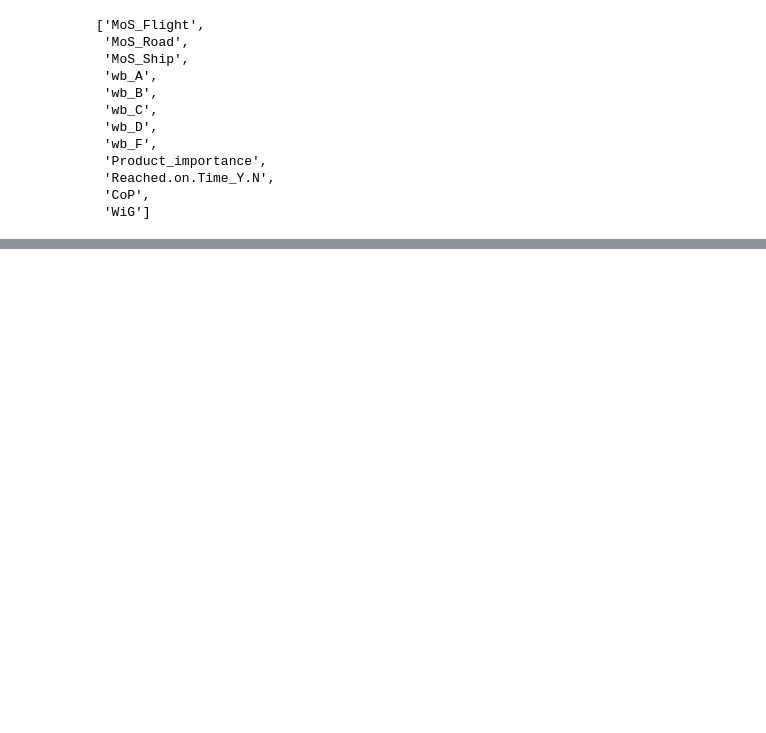
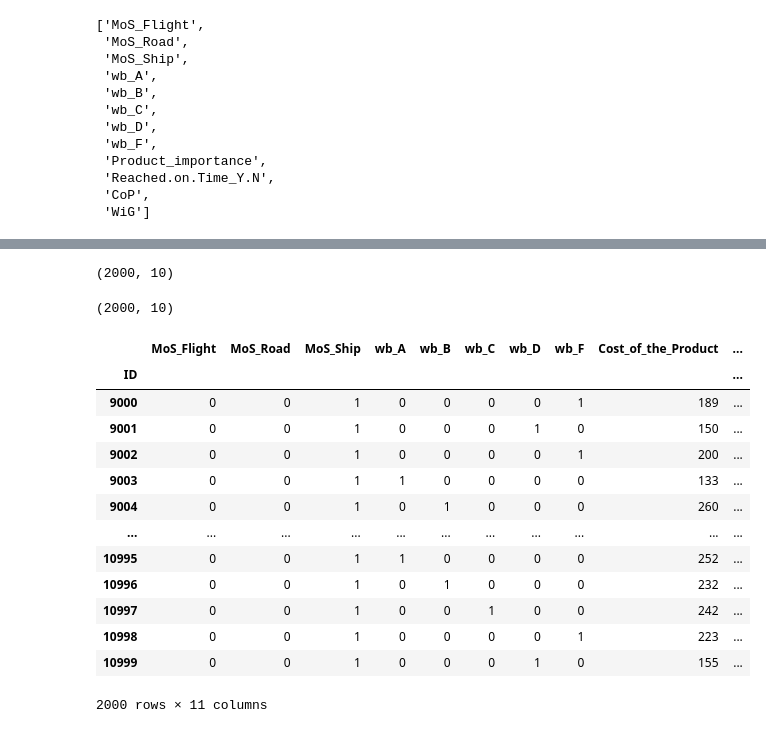
Before and after one commit to VladT-Tempest/Datathon, a Jupyter notebook: Preprocesamiento.ipynb, the cells around one changed output, grey strips where cells are left out. Cells and saved outputs as stored; diff of their text form; code cells hidden in the pictures; blank space fills up the shorter version.

Commit message:
Update Preprocesamiento.ipynb
Cambie la forma del archivo de test, pero despues caí en cuenta que no tiene información de salida, luego no me es útil. Debo tomar data del Train.

```diff
--- a/Preprocesamiento.ipynb
+++ b/Preprocesamiento.ipynb
@@ -253,6 +255,6 @@ df3.columns.tolist()
 # %%
-# Importar a pandas archivo de Excel E-Commerce_train.xlsx
+# Importar a pandas archivo de Excel E-Commerce_test.xlsx
 
-archivo = './E-Commerce_train.xlsx'
-df = pd.read_excel(archivo, sheet_name = 'Sheet1', index_col=0)
-df
+archivo2 = './E-Commerce_test.xlsx'
+dft = pd.read_excel(archivo2, sheet_name = 'Sheet1', index_col=0)
+dft
@@ -258,0 +276,31 @@ df
+# %%
+dft.shape
+# %% [output]
+(2000, 10)
+# %%
+# Descartamos columnas que no son relevantes para el resultado: llegada a tiempo del producto
+# Descartamos Customer_care_calls, Customer_rating, Prior_purchases, Gender, Discount_offered.
+df4 = dft[['Warehouse_block', 'Mode_of_Shipment', 'Cost_of_the_Product', \
+    'Product_importance', 'Weight_in_gms']]
+dft.shape
+# %% [output]
+(2000, 10)
+# %%
+df5 = createdummies(df4,"Warehouse_block","wb")
+df5 = createdummies(df5,"Mode_of_Shipment","MoS")
+df5
+# %% [output]
+|  | MoS_Flight | MoS_Road | MoS_Ship | wb_A | wb_B | wb_C | wb_D | wb_F | Cost_of_the_Product | ... |
+| ID |  |  |  |  |  |  |  |  |  | ... |
+| 9000 | 0 | 0 | 1 | 0 | 0 | 0 | 0 | 1 | 189 | ... |
+| 9001 | 0 | 0 | 1 | 0 | 0 | 0 | 1 | 0 | 150 | ... |
+| 9002 | 0 | 0 | 1 | 0 | 0 | 0 | 0 | 1 | 200 | ... |
+| 9003 | 0 | 0 | 1 | 1 | 0 | 0 | 0 | 0 | 133 | ... |
+| 9004 | 0 | 0 | 1 | 0 | 1 | 0 | 0 | 0 | 260 | ... |
+| ... | ... | ... | ... | ... | ... | ... | ... | ... | ... | ... |
+| 10995 | 0 | 0 | 1 | 1 | 0 | 0 | 0 | 0 | 252 | ... |
+| 10996 | 0 | 0 | 1 | 0 | 1 | 0 | 0 | 0 | 232 | ... |
+| 10997 | 0 | 0 | 1 | 0 | 0 | 1 | 0 | 0 | 242 | ... |
+| 10998 | 0 | 0 | 1 | 0 | 0 | 0 | 0 | 1 | 223 | ... |
+| 10999 | 0 | 0 | 1 | 0 | 0 | 0 | 1 | 0 | 155 | ... |
+2000 rows × 11 columns
```
Also changed, not shown: parts of 4 cells of this notebook.
